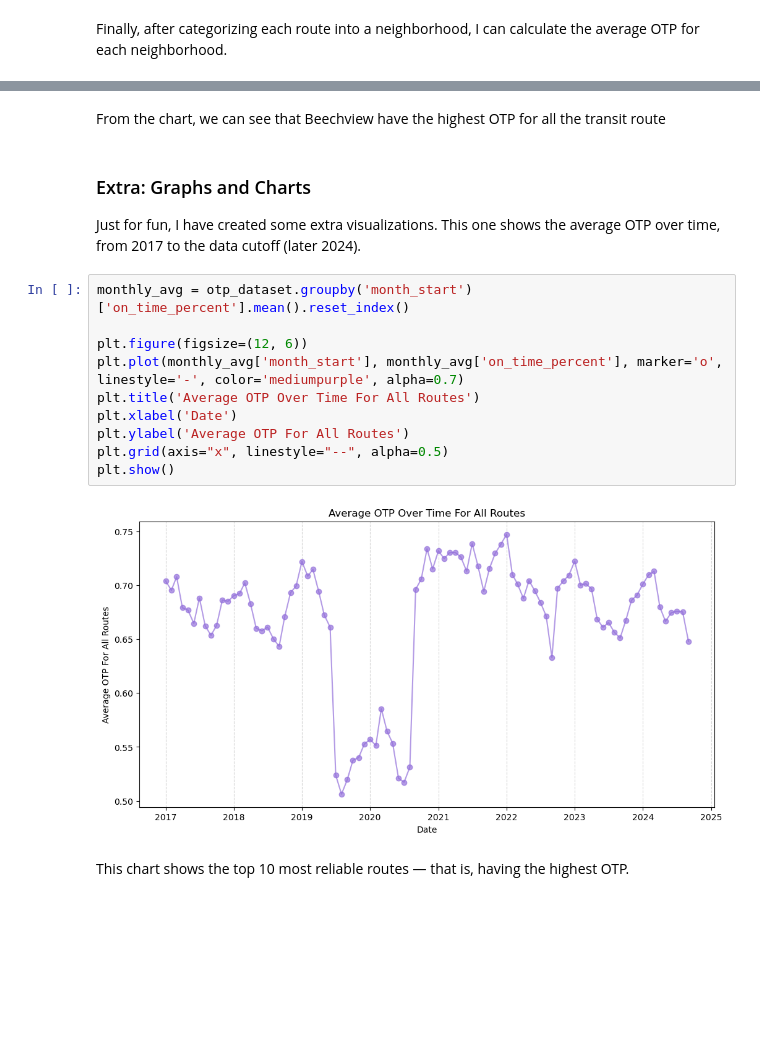
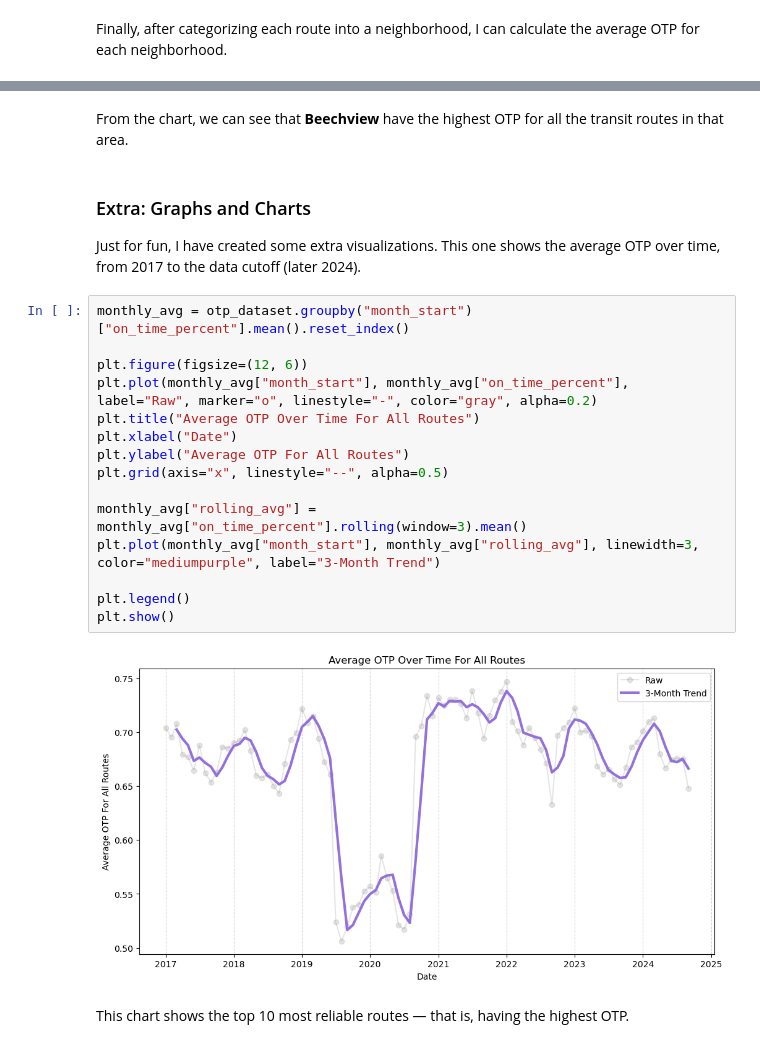
Before and after one commit to nqh2pitt/CMPINF-11-Final-Project, a Jupyter notebook: FinalCombined.ipynb, the cells around one changed output, grey strips where cells are left out. Cells and saved outputs as stored; diff of their text form; blank space fills up the shorter version.

```diff
--- a/FinalCombined.ipynb
+++ b/FinalCombined.ipynb
@@ -151,22 +151,27 @@ plt.show()
 # %% [output]
 [figure]
 # %% [markdown]
-From the chart, we can see that Beechview have the highest OTP for all the transit route
+From the chart, we can see that **Beechview** have the highest OTP for all the transit routes in that area.
 # %% [markdown]
 ### Extra: Graphs and Charts
 Just for fun, I have created some extra visualizations. This one shows the average OTP over time, from 2017 to the data cutoff (later 2024).
 # %%
-monthly_avg = otp_dataset.groupby('month_start')['on_time_percent'].mean().reset_index()
+monthly_avg = otp_dataset.groupby("month_start")["on_time_percent"].mean().reset_index()
 
 plt.figure(figsize=(12, 6))
-plt.plot(monthly_avg['month_start'], monthly_avg['on_time_percent'], marker='o', linestyle='-', color='mediumpurple', alpha=0.7)
-plt.title('Average OTP Over Time For All Routes')
-plt.xlabel('Date')
-plt.ylabel('Average OTP For All Routes')
+plt.plot(monthly_avg["month_start"], monthly_avg["on_time_percent"], label="Raw", marker="o", linestyle="-", color="gray", alpha=0.2)
+plt.title("Average OTP Over Time For All Routes")
+plt.xlabel("Date")
+plt.ylabel("Average OTP For All Routes")
 plt.grid(axis="x", linestyle="--", alpha=0.5)
+
+monthly_avg["rolling_avg"] = monthly_avg["on_time_percent"].rolling(window=3).mean()
+plt.plot(monthly_avg["month_start"], monthly_avg["rolling_avg"], linewidth=3, color="mediumpurple", label="3-Month Trend")
+
+plt.legend()
 plt.show()
 # %% [output]
-[figure, old version]
+[figure, new version]
 # %% [markdown]
 This chart shows the top 10 most reliable routes — that is, having the highest OTP.
 # %%
```
Also changed, not shown: parts of 4 cells of this notebook.
